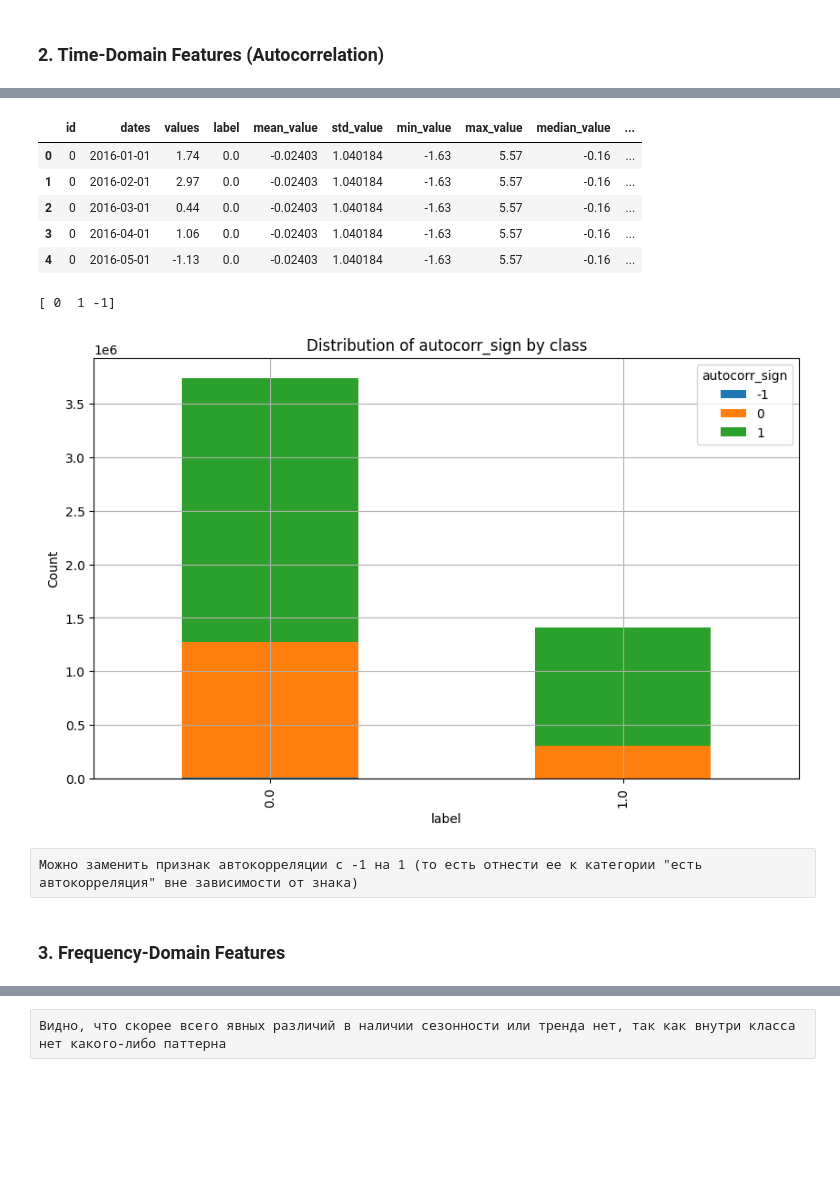
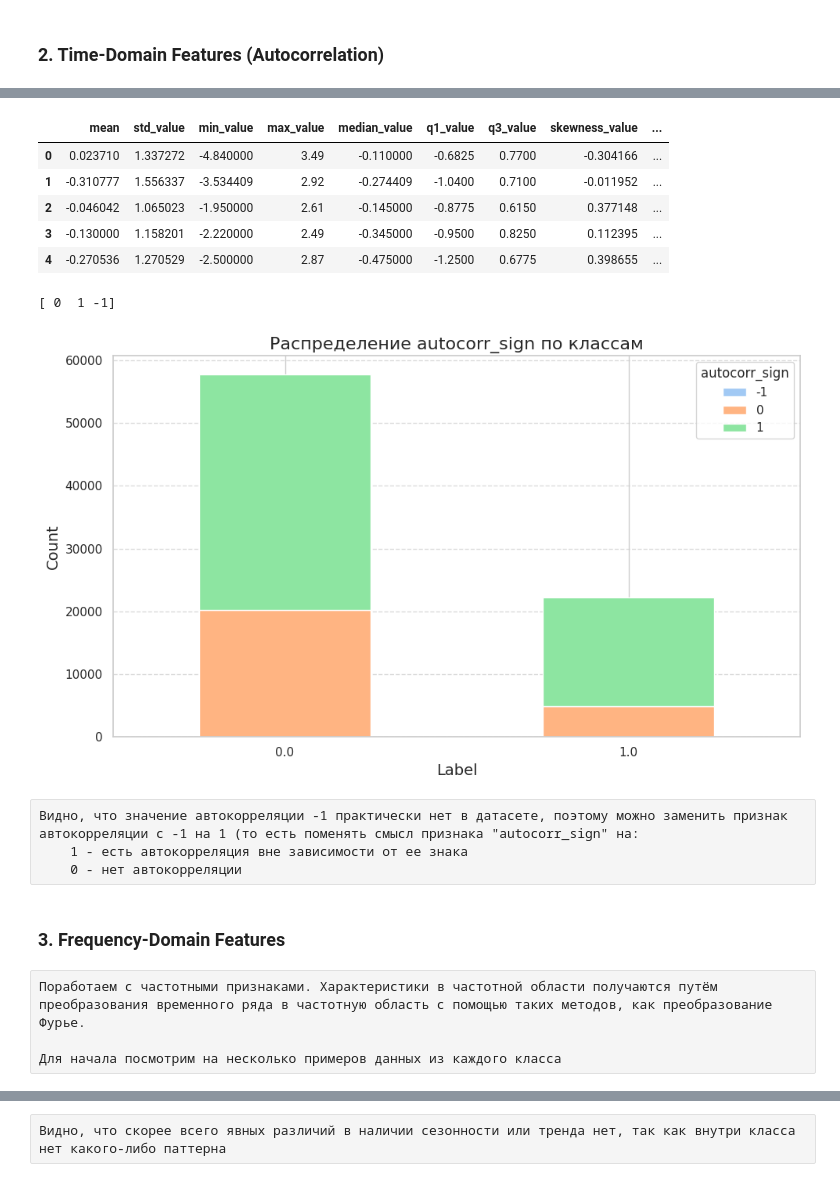
Before and after one commit to aliskadmitr/VK-Internship, a Jupyter notebook: notebooks/EDA.ipynb, the cells around one changed output, grey strips where cells are left out. Drawn from its saved outputs; the diff is of its cells as text; code cells hidden in the pictures; blank space fills up the shorter version.

```diff
--- a/notebooks/EDA.ipynb
+++ b/notebooks/EDA.ipynb
@@ -297,10 +334,10 @@ train_stat_corr = detect_autocorrelation(train_stat, lag=1, threshold=0.3)
 # %%
-train_stat_corr.head()
+merged_train_df.head()
 # %% [output]
-|  | id | dates | values | label | mean_value | std_value | min_value | max_value | median_value | ... |
-| 0 | 0 | 2016-01-01 | 1.74 | 0.0 | -0.02403 | 1.040184 | -1.63 | 5.57 | -0.16 | ... |
-| 1 | 0 | 2016-02-01 | 2.97 | 0.0 | -0.02403 | 1.040184 | -1.63 | 5.57 | -0.16 | ... |
-| 2 | 0 | 2016-03-01 | 0.44 | 0.0 | -0.02403 | 1.040184 | -1.63 | 5.57 | -0.16 | ... |
-| 3 | 0 | 2016-04-01 | 1.06 | 0.0 | -0.02403 | 1.040184 | -1.63 | 5.57 | -0.16 | ... |
-| 4 | 0 | 2016-05-01 | -1.13 | 0.0 | -0.02403 | 1.040184 | -1.63 | 5.57 | -0.16 | ... |
+|  | mean | std_value | min_value | max_value | median_value | q1_value | q3_value | skewness_value | ... |
+| 0 | 0.023710 | 1.337272 | -4.840000 | 3.49 | -0.110000 | -0.6825 | 0.7700 | -0.304166 | ... |
+| 1 | -0.310777 | 1.556337 | -3.534409 | 2.92 | -0.274409 | -1.0400 | 0.7100 | -0.011952 | ... |
+| 2 | -0.046042 | 1.065023 | -1.950000 | 2.61 | -0.145000 | -0.8775 | 0.6150 | 0.377148 | ... |
+| 3 | -0.130000 | 1.158201 | -2.220000 | 2.49 | -0.345000 | -0.9500 | 0.8250 | 0.112395 | ... |
+| 4 | -0.270536 | 1.270529 | -2.500000 | 2.87 | -0.475000 | -1.2500 | 0.6775 | 0.398655 | ... |
 # %%
@@ -308,18 +345,21 @@ print(train_stat_corr['autocorr_sign'].unique())
 # %% [output]
 [ 0  1 -1]
 # %%
-class_autocorr_counts = train_stat_corr.groupby(['label', 'autocorr_sign']).size().unstack()
+sns.set(style="whitegrid")
+ax = class_autocorr_counts.plot(kind='bar', stacked=True, figsize=(10, 6), color=sns.color_palette("pastel"))
 
-class_autocorr_counts.plot(kind='bar', stacked=True, figsize=(10, 6))
-
-plt.title('Distribution of autocorr_sign by class')
-plt.xlabel('label')
-plt.ylabel('Count')
+plt.title('Распределение autocorr_sign по классам', fontsize=16)
+plt.xlabel('Label', fontsize=14)
+plt.ylabel('Count', fontsize=14)
+plt.xticks(rotation=0)
 plt.legend(title='autocorr_sign', loc='upper right')
-plt.grid(True)
+plt.grid(axis='y', linestyle='--', alpha=0.7)
+plt.tight_layout()
 plt.show()
 # %% [output]
-[figure, old version]
+[figure, new version]
 # %% [raw]
-Можно заменить признак автокорреляции с -1 на 1 (то есть отнести ее к категории "есть автокорреляция" вне зависимости от знака)
+Видно, что значение автокорреляции -1 практически нет в датасете, поэтому можно заменить признак автокорреляции с -1 на 1 (то есть поменять смысл признака "autocorr_sign" на:
+    1 - есть автокорреляция вне зависимости от ее знака
+    0 - нет автокорреляции
 # %%
@@ -327,3 +367,7 @@ train_stat_corr['autocorr_sign'] = train_stat_corr['autocorr_sign'].replace(-1,
 # %% [markdown]
 ### 3. Frequency-Domain Features
+# %% [raw]
+Поработаем с частотными признаками. Характеристики в частотной области получаются путём преобразования временного ряда в частотную область с помощью таких методов, как преобразование Фурье.
+
+Для начала посмотрим на несколько примеров данных из каждого класса
 # %%
```
Also changed, not shown: parts of 34 cells of this notebook.
